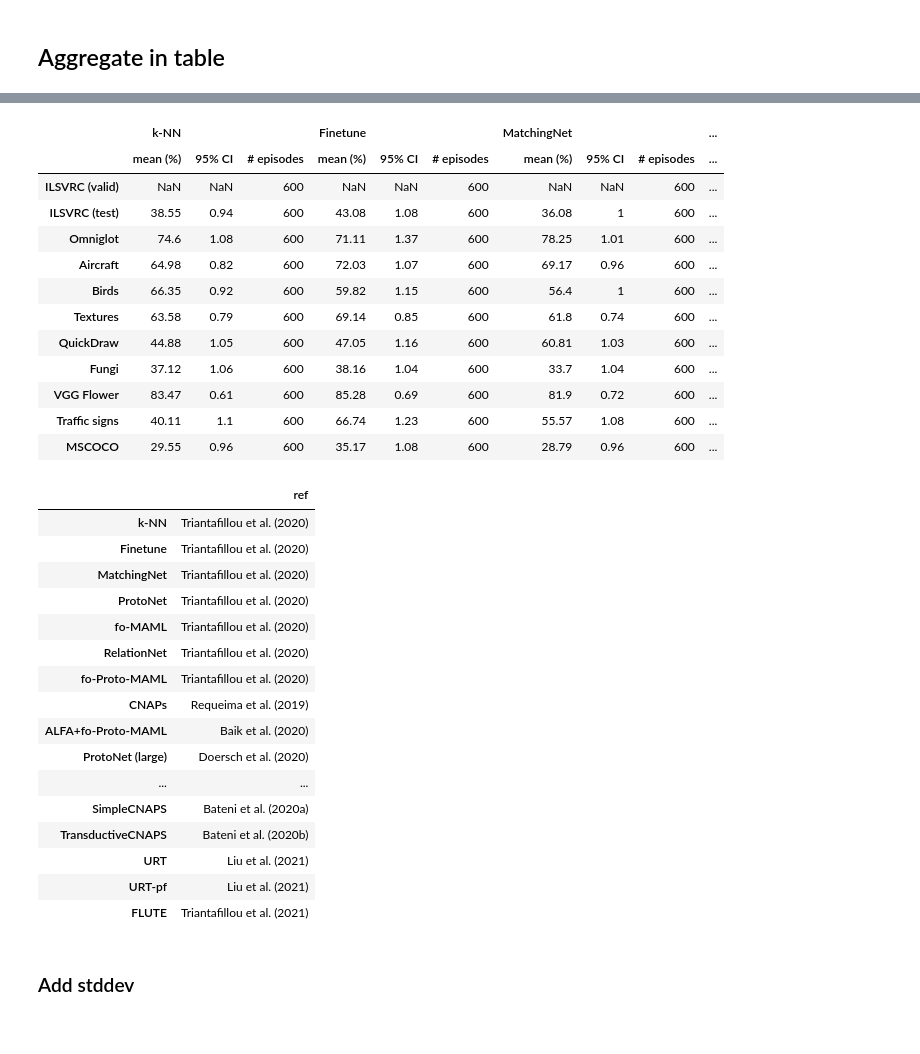
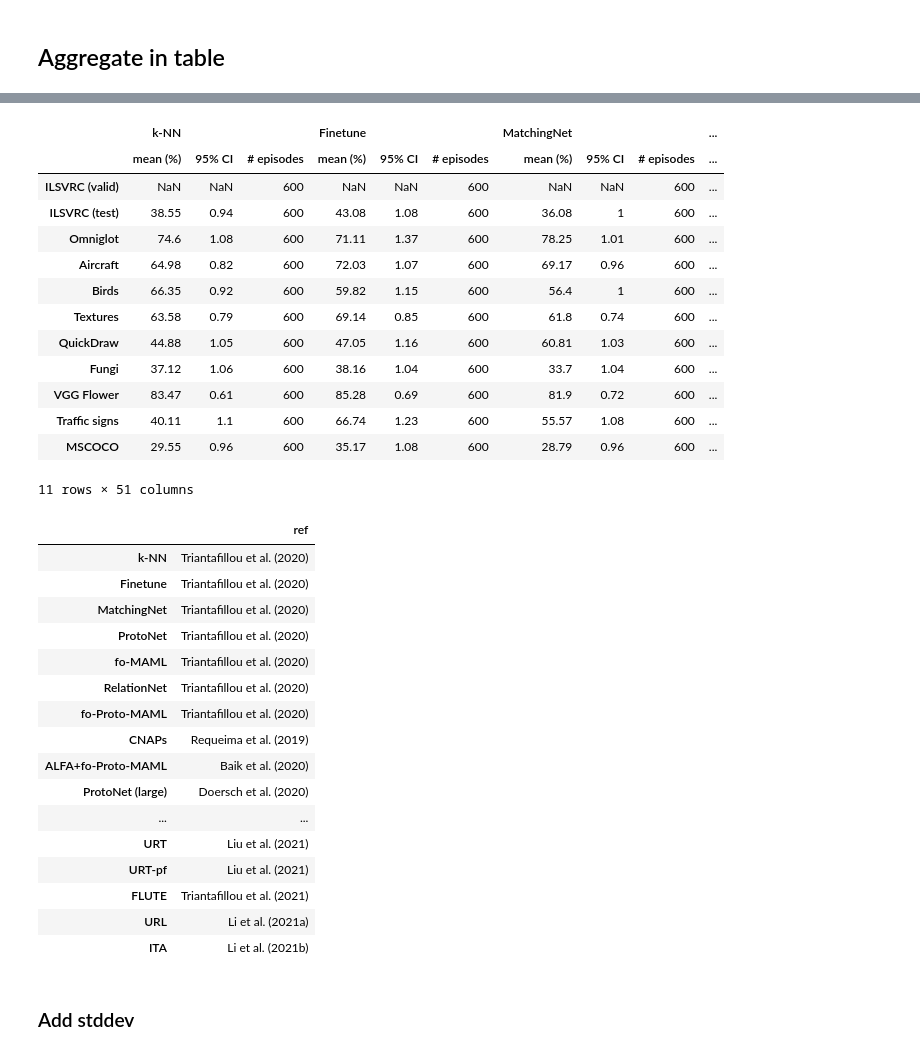
Before and after one commit to google-research/meta-dataset, a Jupyter notebook: Leaderboard.ipynb, the cells around one changed output, grey strips where cells are left out. Cells and saved outputs as stored; diff of their text form; code cells hidden in the pictures.

```diff
--- a/Leaderboard.ipynb
+++ b/Leaderboard.ipynb
@@ -1153,6 +1240,8 @@ all_dfs = {
     'URT': urt_all_df,
     'URT-pf': urt_pf_all_df,
     'FLUTE': flute_all_df,
+    'URL': url_all_df,
+    'ITA': ita_all_df,
 }
 all_df = pd.concat(
     all_dfs.values(),
@@ -1173,6 +1262,7 @@ all_df
 | VGG Flower | 83.47 | 0.61 | 600 | 85.28 | 0.69 | 600 | 81.9 | 0.72 | 600 | ... |
 | Traffic signs | 40.11 | 1.1 | 600 | 66.74 | 1.23 | 600 | 55.57 | 1.08 | 600 | ... |
 | MSCOCO | 29.55 | 0.96 | 600 | 35.17 | 1.08 | 600 | 28.79 | 0.96 | 600 | ... |
+11 rows × 51 columns
 # %%
 models_df = pd.DataFrame.from_dict(
     orient='index',
@@ -1185,38 +1275,40 @@ models_df = pd.DataFrame.from_dict(
         'fo-MAML': 'Triantafillou et al. (2020)',
         'RelationNet': 'Triantafillou et al. (2020)',
         'fo-Proto-MAML': 'Triantafillou et al. (2020)',
         'CNAPs': 'Requeima et al. (2019)',
         'ALFA+fo-Proto-MAML': 'Baik et al. (2020)',
         'ProtoNet (large)': 'Doersch et al. (2020)',
         'CTX': 'Doersch et al. (2020)',
         'BOHB': 'Saikia et al. (2020)',
         'SUR': 'Dvornik et al. (2020)',
         'SUR-pnf': 'Dvornik et al. (2020)',
         'SimpleCNAPS': 'Bateni et al. (2020a)',
         'TransductiveCNAPS': 'Bateni et al. (2020b)',
         'URT': 'Liu et al. (2021)',
         'URT-pf': 'Liu et al. (2021)',
         'FLUTE': 'Triantafillou et al. (2021)',
+        'URL': 'Li et al. (2021a)',
+        'ITA': 'Li et al. (2021b)',
         })
 models_df
 # %% [output]
 |  | ref |
 | k-NN | Triantafillou et al. (2020) |
 | Finetune | Triantafillou et al. (2020) |
 | MatchingNet | Triantafillou et al. (2020) |
 | ProtoNet | Triantafillou et al. (2020) |
 | fo-MAML | Triantafillou et al. (2020) |
 | RelationNet | Triantafillou et al. (2020) |
 | fo-Proto-MAML | Triantafillou et al. (2020) |
 | CNAPs | Requeima et al. (2019) |
 | ALFA+fo-Proto-MAML | Baik et al. (2020) |
 | ProtoNet (large) | Doersch et al. (2020) |
 | ... | ... |
-| SimpleCNAPS | Bateni et al. (2020a) |
-| TransductiveCNAPS | Bateni et al. (2020b) |
 | URT | Liu et al. (2021) |
 | URT-pf | Liu et al. (2021) |
 | FLUTE | Triantafillou et al. (2021) |
+| URL | Li et al. (2021a) |
+| ITA | Li et al. (2021b) |
 # %% [markdown]
 ### Add stddev
 # %%
```
Also changed, not shown: parts of 16 cells of this notebook, 1 other file.
